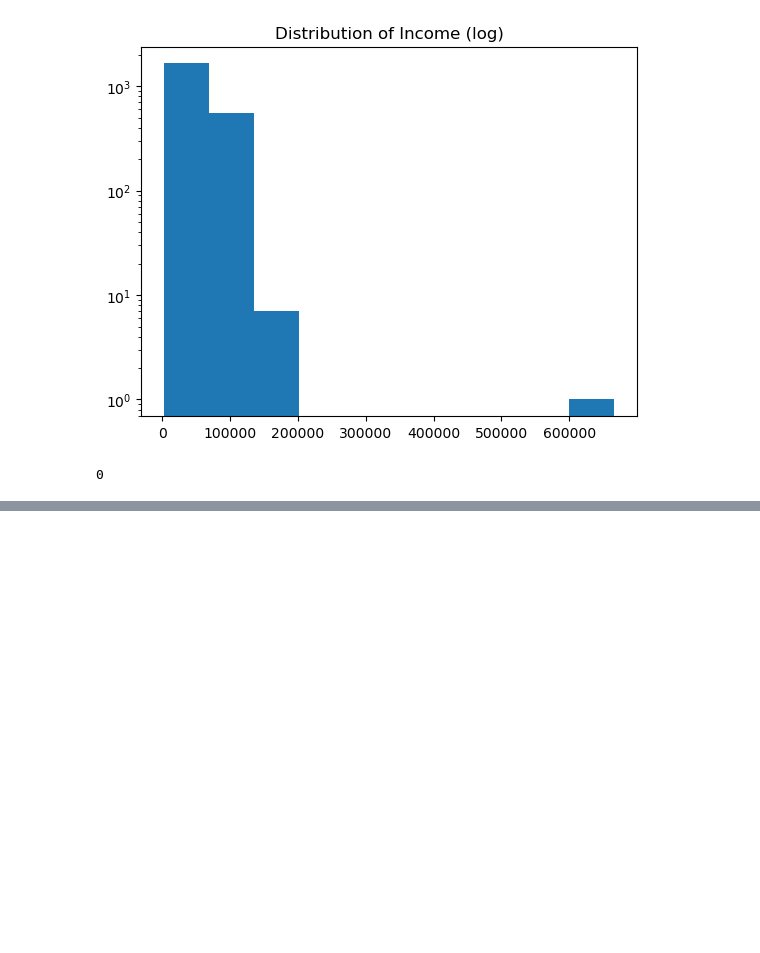
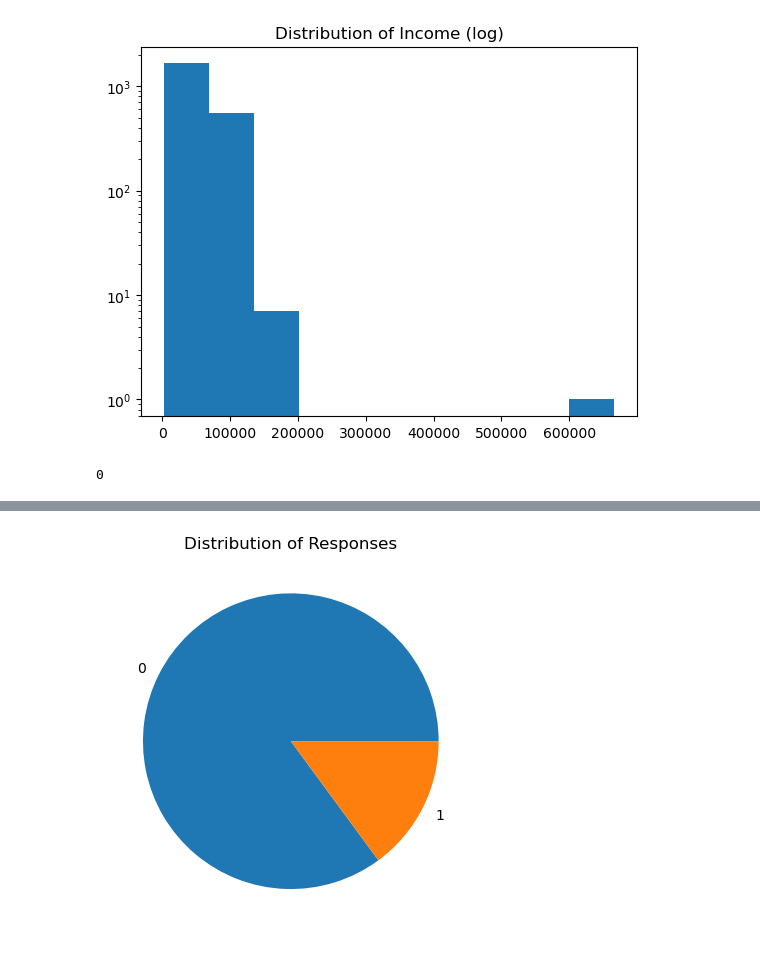
Before and after one commit to Vortexx2/customer-personality, a Jupyter notebook: main.ipynb, the cells around one changed output, grey strips where cells are left out. Saved outputs shown, nothing was run; the diff lists cells and outputs as text; code cells hidden in the pictures; blank space fills up the shorter version.

```diff
--- a/main.ipynb
+++ b/main.ipynb
@@ -55,0 +163,4 @@ data['Income'].isnull().sum()
+# %%
+plot_series_pie(data['Response'].value_counts(True), 'Distribution of Responses')
+# %% [output]
+[figure, added]
```
Also changed, not shown: parts of 16 cells of this notebook.
